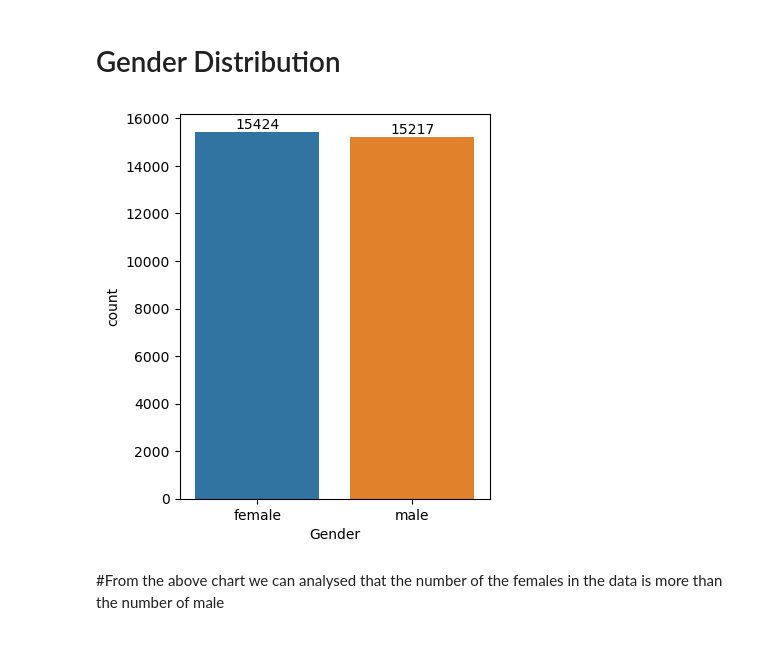
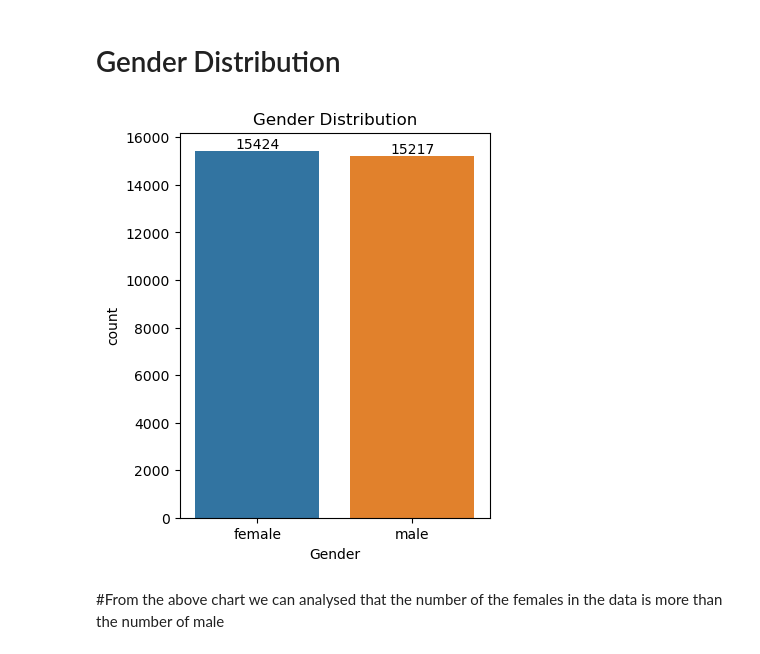
Before and after one commit to NeerajAuchar/Student_result_analysis, a Jupyter notebook: student_result_DataAnalysis.ipynb, the cells around one changed output. Drawn from its saved outputs; the diff is of its cells as text; code cells hidden in the pictures.

```diff
--- a/student_result_DataAnalysis.ipynb
+++ b/student_result_DataAnalysis.ipynb
@@ -109,9 +109,10 @@ print(df.head())
 # %%
 plt.figure(figsize= (4, 5))
 ax = sns.countplot(data = df, x = "Gender")
+plt.title("Gender Distribution")
 ax.bar_label(ax.containers[0])
 plt.show()
 # %% [output]
-[figure, old version]
+[figure, new version]
 # %% [markdown]
 #From the above chart we can analysed that the number of the females in the data is more than the number of male
```
Also changed, not shown: parts of 12 cells of this notebook.
